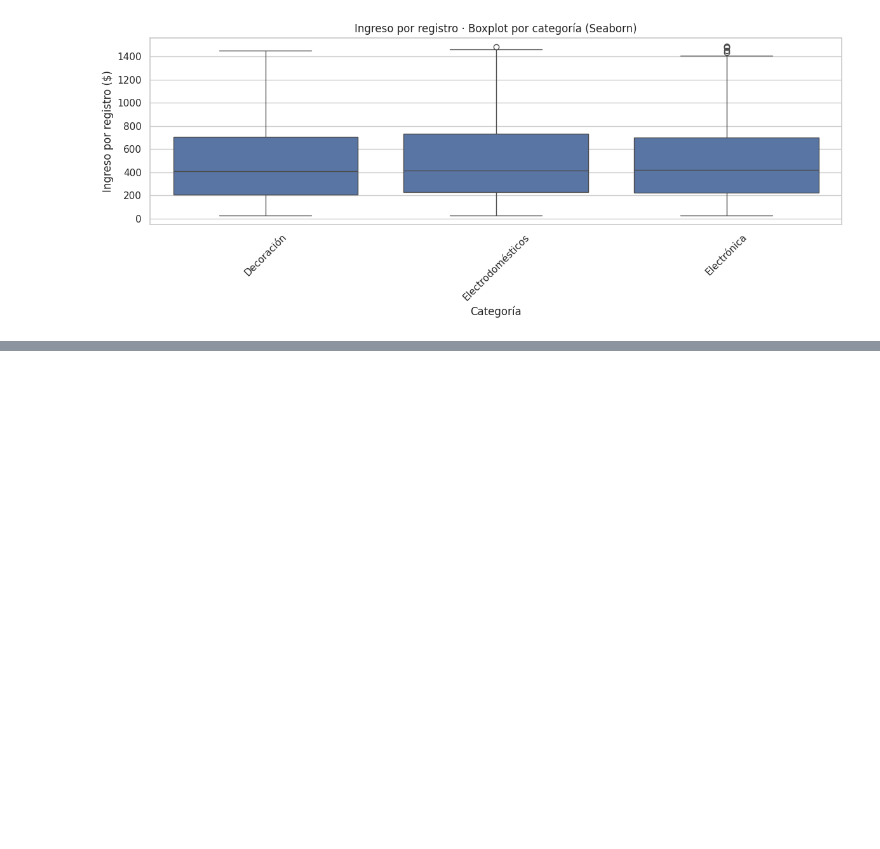
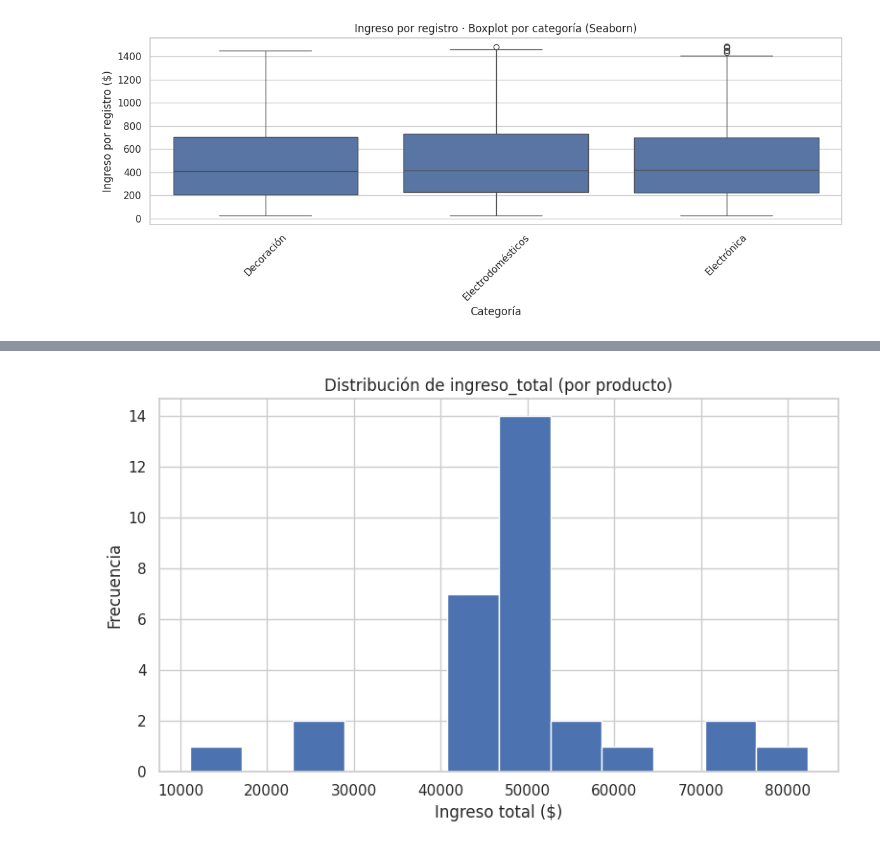
Before and after one commit to ernicAcosta/Entrega-Final-Ernesto-Acosta, a Jupyter notebook: ErnestoAcosta_25262_Entrega_Final.ipynb, the cells around one changed output, grey strips where cells are left out. Drawn from its saved outputs; the diff is of its cells as text; code cells hidden in the pictures; blank space fills up the shorter version.

```diff
--- a/ErnestoAcosta_25262_Entrega_Final.ipynb
+++ b/ErnestoAcosta_25262_Entrega_Final.ipynb
@@ -1831,0 +1975,19 @@ plt.tight_layout(); plt.show()                                   # mostrar
+# %%
+
+# =========================================
+# 📈 Histograma: distribución de ingreso_total (por producto)
+# =========================================
+
+import matplotlib.pyplot as plt  # importamos la librería de gráficos
+
+serie = resumen_prod['ingreso_total']        # elegimos la serie numérica a analizar
+
+plt.figure(figsize=(8, 5))                   # definimos tamaño del gráfico
+plt.hist(serie, bins=12)                     # dibujamos histograma con 12 intervalos
+plt.title('Distribución de ingreso_total (por producto)')  # título del gráfico
+plt.xlabel('Ingreso total ($)')              # etiqueta del eje X
+plt.ylabel('Frecuencia')                     # etiqueta del eje Y
+plt.tight_layout()                           # ajustamos márgenes para que no se corte el contenido
+plt.show()                                   # mostramos el gráfico
+# %% [output]
+[figure, added]
```
Also changed, not shown: parts of 10 cells of this notebook.
